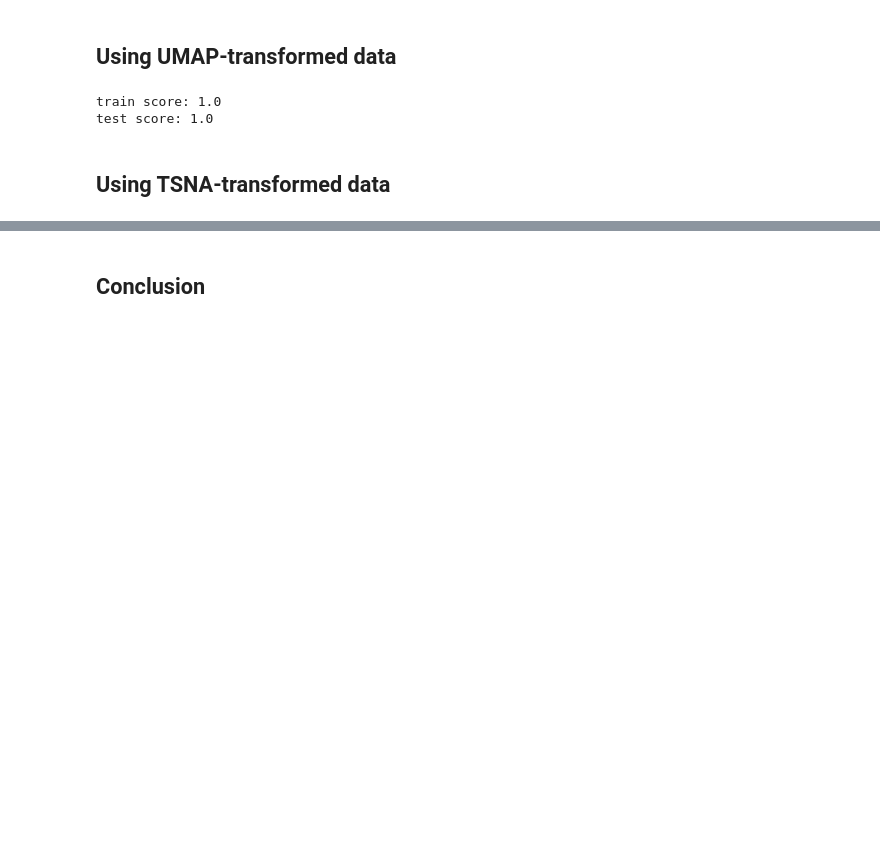
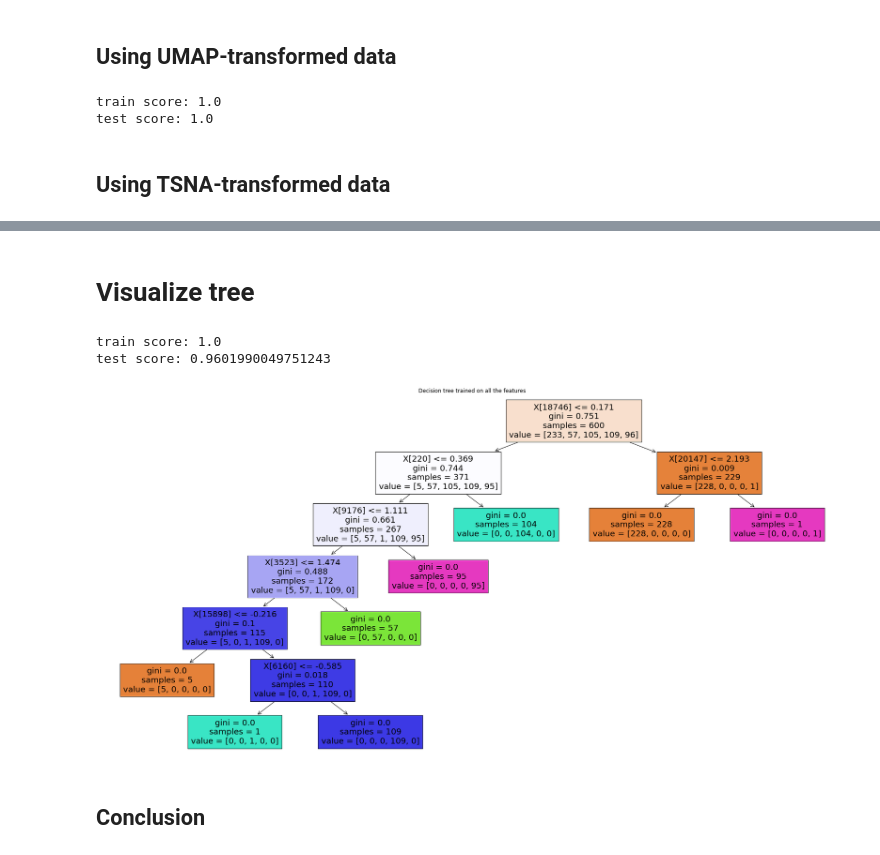
Before and after one commit to Alich13/ML_RNA-seq_analysis, a Jupyter notebook: notebooks/04-decision_tree-classification.ipynb, the cells around one changed output, grey strips where cells are left out. Saved outputs shown, nothing was run; the diff lists cells and outputs as text; code cells hidden in the pictures; blank space fills up the shorter version.

```diff
--- a/notebooks/04-decision_tree-classification.ipynb
+++ b/notebooks/04-decision_tree-classification.ipynb
@@ -105,2 +111,33 @@ test score: 1.0
+# %% [markdown]
+# Visualize tree
+# %%
+from sklearn.tree import plot_tree
+import matplotlib.pyplot as plt
+from src.utils.config import  Config
+
+X = expression_level_sd
+Y = labels_array
+
+
+x_train,x_test,y_train,y_test=train_test_split(X,Y,test_size=0.25,random_state=101)
+
+
+from sklearn.tree import DecisionTreeClassifier
+d=DecisionTreeClassifier()
+d.fit(x_train,y_train)
+y_pred=d.predict(x_test)
+
+print(f'train score: {accuracy_score(y_train,d.predict(x_train))}')
+print(f'test score: {accuracy_score(y_test,y_pred)}')
+
+plt.figure(figsize=(30,15))
+plot_tree(d, filled=True)
+plt.title("Decision tree trained on all the features")
+plt.savefig(Config.project_dir /"reports/figures/generated/tree.png")
+plt.show()
+# %% [output]
+train score: 1.0
+test score: 0.9601990049751243
+[figure, added]
 # %% [markdown]
 ## Conclusion
```
Also changed, not shown: parts of 3 cells of this notebook, 25 other files.
